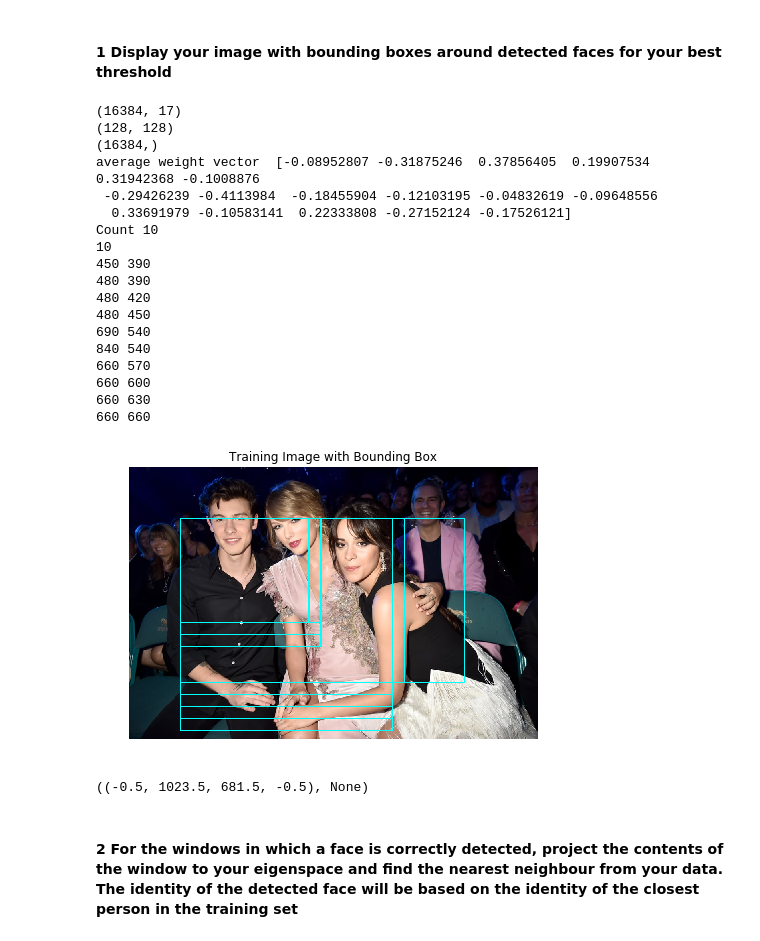
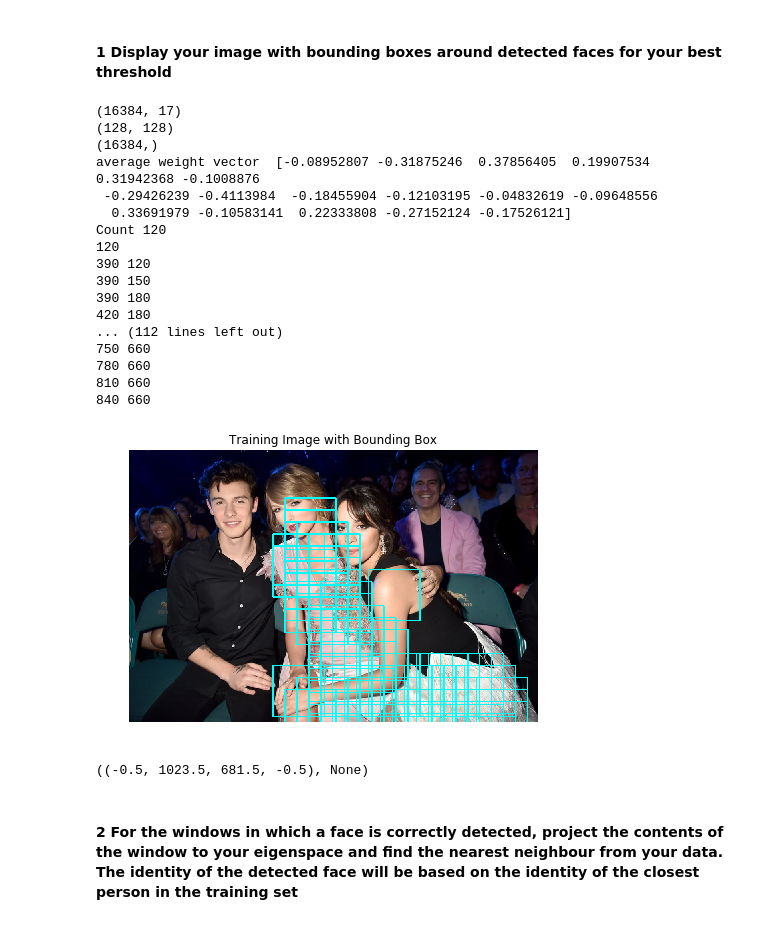
Before and after one commit to FulinHuang/Computer-Vision, a Jupyter notebook: A4_Face_Detection_Recognition/A4_Face_Detection_Recognition.ipynb, the cells around one changed output. Saved outputs shown, nothing was run; the diff lists cells and outputs as text; code cells hidden in the pictures.

```diff
--- a/A4_Face_Detection_Recognition/A4_Face_Detection_Recognition.ipynb
+++ b/A4_Face_Detection_Recognition/A4_Face_Detection_Recognition.ipynb
@@ -449,7 +449,7 @@ def slidingWindow(image, stepSize, windowSize, test_new_matrix, threshold, avera
 
 stepSize = 30
 windowSize = [128, 128]
-threshold = 20
+threshold = 30
 # Extract window from test image
 count, position_pair = slidingWindow(test_image_gray, stepSize, windowSize, test_new_matrix, threshold, average_weight_vector)
 
@@ -457,47 +457,46 @@ print("Count", count)
 print(len(position_pair))
 
 # Display test image with bounding boxes
 bounding_box_image = test_image.copy()
 plt.figure(figsize=(15,5))
 for i in range(len(position_pair)):
     x_pos = position_pair[i][1]
     y_pos = position_pair[i][0]
     print(x_pos, y_pos)
-    cv2.rectangle(bounding_box_image, (x_pos, y_pos), (windowSize[1], windowSize[0]), (0, 255, 255), 2)
+    cv2.rectangle(bounding_box_image, (x_pos, y_pos), (x_pos+windowSize[1], y_pos+windowSize[0]), (0, 255, 255), 2)
 
 plt.imshow(bounding_box_image), plt.title("Training Image with Bounding Box")
 plt.axis('off'),plt.show()
 
 
 # Display average faces
 # plt.figure(figsize=(15,15))
 # for i in range (1, len(reconstruction_term)):
 #     plt.subplot(6, 5, i)
 #     plt.axis('off')
 #     plt.imshow(reconstruction_term[i].reshape(128, 128), cmap='gray')
 # TODO: compare the eigenspace face with the mean face
 # OR: comapre W with weight vectors Wm of images in the database, find euclidean distance
 #  ref: wiki
 # %% [output]
 (16384, 17)
 (128, 128)
 (16384,)
 average weight vector  [-0.08952807 -0.31875246  0.37856405  0.19907534  0.31942368 -0.1008876
  -0.29426239 -0.4113984  -0.18455904 -0.12103195 -0.04832619 -0.09648556
   0.33691979 -0.10583141  0.22333808 -0.27152124 -0.17526121]
-Count 10
-10
-450 390
-480 390
-480 420
-480 450
-690 540
-840 540
-660 570
-660 600
-660 630
-660 660
+Count 120
+120
+390 120
+390 150
+390 180
+420 180
+... (112 lines left out)
+750 660
+780 660
+810 660
+840 660
-[figure, old version]
+[figure, new version]
 ((-0.5, 1023.5, 681.5, -0.5), None)
 # %% [markdown]
 #### 2 For the windows in which a face is correctly detected, project the contents of the window to your eigenspace and find the nearest neighbour from your data. The identity of the detected face will be based on the identity of the closest person in the training set
```
